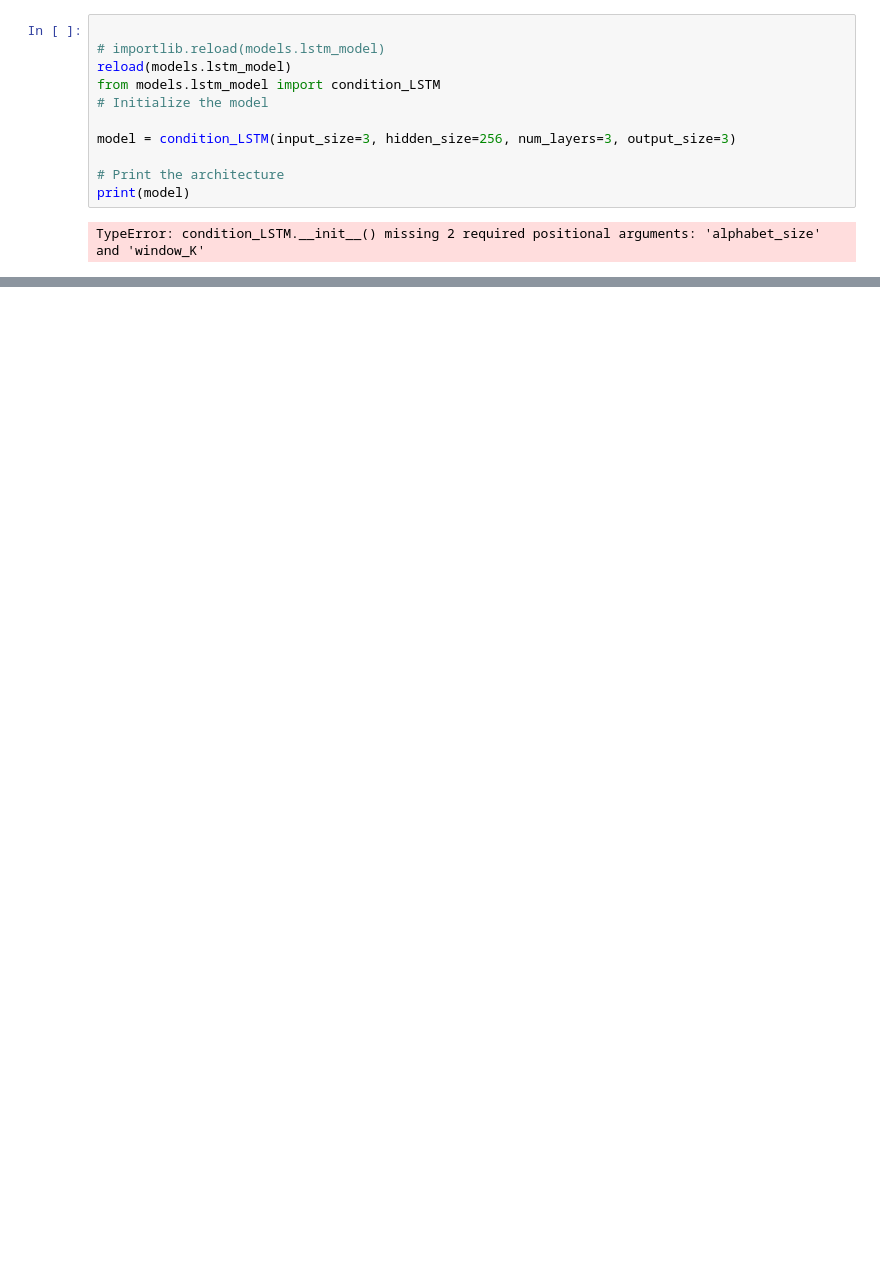
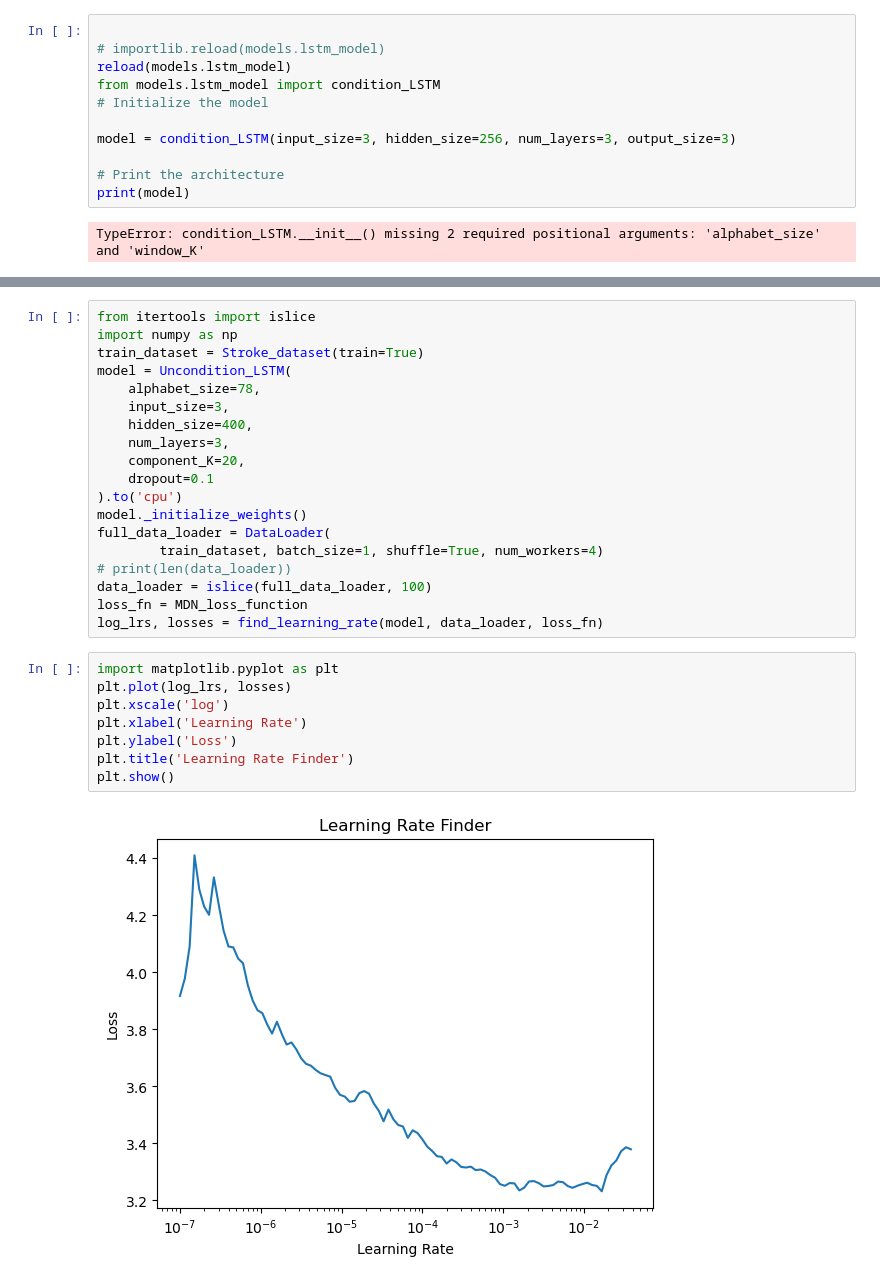
Before and after one commit to timothyq/LSTM_For_Handwriting, a Jupyter notebook: data_exploration.ipynb, the cells around one changed output, grey strips where cells are left out. Cells and saved outputs as stored; diff of their text form; blank space fills up the shorter version.

```diff
--- a/data_exploration.ipynb
+++ b/data_exploration.ipynb
@@ -162,0 +223,29 @@ TypeError: condition_LSTM.__init__() missing 2 required positional arguments: 'a
+# %%
+from itertools import islice
+import numpy as np
+train_dataset = Stroke_dataset(train=True)
+model = Uncondition_LSTM(
+    alphabet_size=78,
+    input_size=3,
+    hidden_size=400,
+    num_layers=3,
+    component_K=20,
+    dropout=0.1
+).to('cpu')
+model._initialize_weights()
+full_data_loader = DataLoader(
+        train_dataset, batch_size=1, shuffle=True, num_workers=4)
+# print(len(data_loader))
+data_loader = islice(full_data_loader, 100)
+loss_fn = MDN_loss_function
+log_lrs, losses = find_learning_rate(model, data_loader, loss_fn)
+# %%
+import matplotlib.pyplot as plt
+plt.plot(log_lrs, losses)
+plt.xscale('log')
+plt.xlabel('Learning Rate')
+plt.ylabel('Loss')
+plt.title('Learning Rate Finder')
+plt.show()
+# %% [output]
+[figure, added]
```
Also changed, not shown: parts of 7 cells of this notebook, 8 other files.
